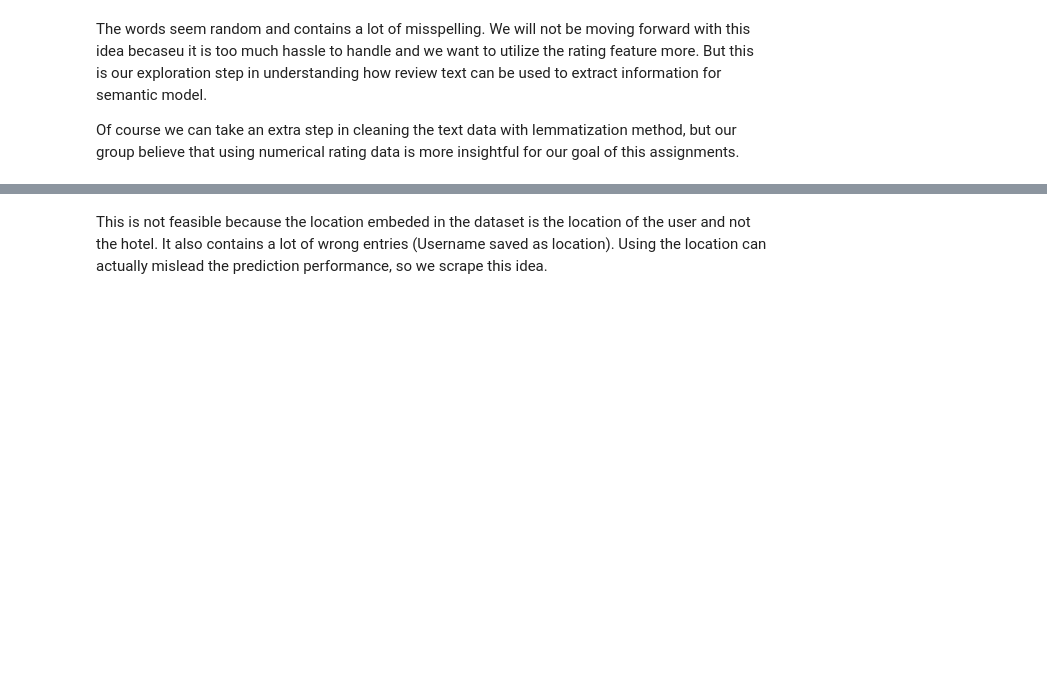
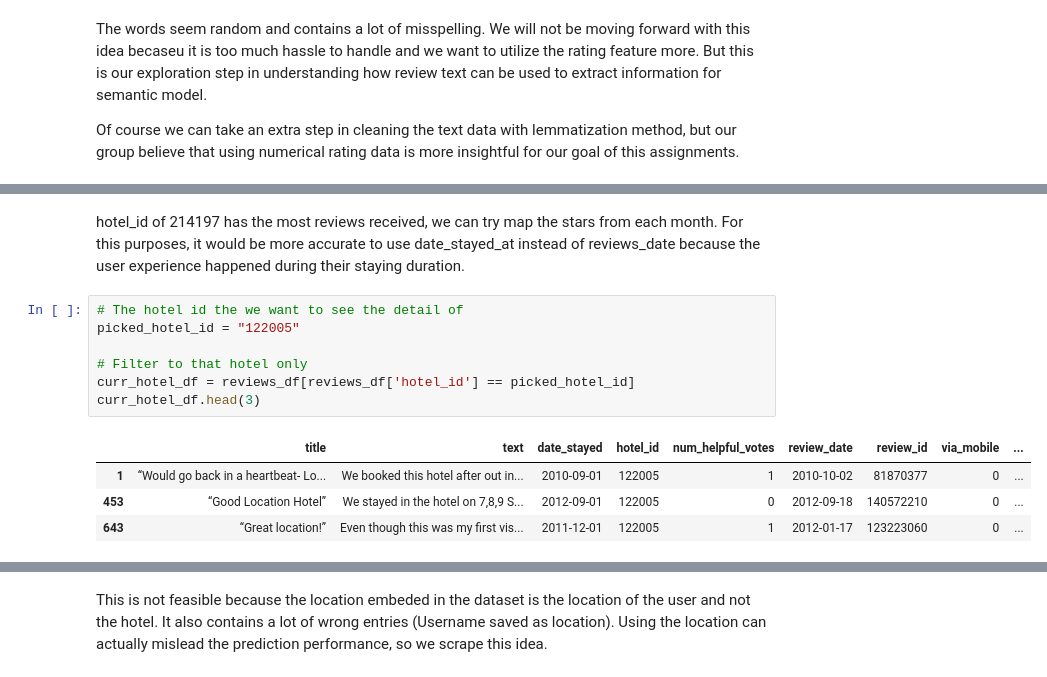
Before and after one commit to nadiavictoria/IS512-Hotel-Analytics, a Jupyter notebook: notebooks/02_exploratory_analysis.ipynb, the cells around one changed output, grey strips where cells are left out. Saved outputs shown, nothing was run; the diff lists cells and outputs as text; blank space fills up the shorter version.

```diff
--- a/notebooks/02_exploratory_analysis.ipynb
+++ b/notebooks/02_exploratory_analysis.ipynb
@@ -1460,0 +1482,14 @@ Of course we can take an extra step in cleaning the text data with lemmatization
+# %% [markdown]
+hotel_id of 214197 has the most reviews received, we can try map the stars from each month. For this purposes, it would be more accurate to use date_stayed_at instead of reviews_date because the user experience happened during their staying duration.
+# %%
+# The hotel id the we want to see the detail of
+picked_hotel_id = "122005"
+
+# Filter to that hotel only
+curr_hotel_df = reviews_df[reviews_df['hotel_id'] == picked_hotel_id]
+curr_hotel_df.head(3)
+# %% [output]
+|  | title | text | date_stayed | hotel_id | num_helpful_votes | review_date | review_id | via_mobile | ... |
+| 1 | “Would go back in a heartbeat- Lo... | We booked this hotel after out in... | 2010-09-01 | 122005 | 1 | 2010-10-02 | 81870377 | 0 | ... |
+| 453 | “Good Location Hotel” | We stayed in the hotel on 7,8,9 S... | 2012-09-01 | 122005 | 0 | 2012-09-18 | 140572210 | 0 | ... |
+| 643 | “Great location!” | Even though this was my first vis... | 2011-12-01 | 122005 | 1 | 2012-01-17 | 123223060 | 0 | ... |
```
Also changed, not shown: parts of 24 cells of this notebook.
